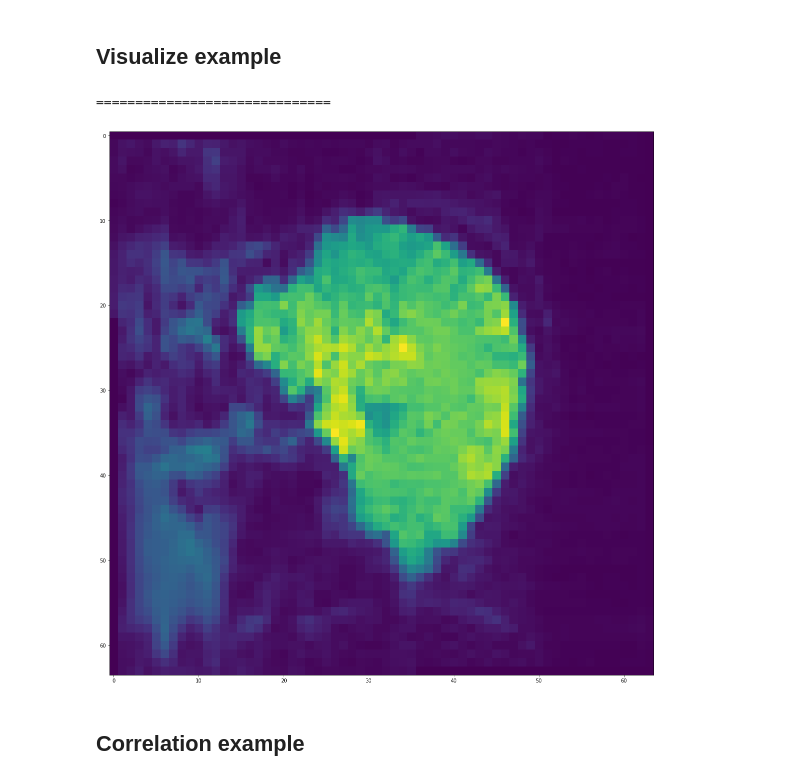
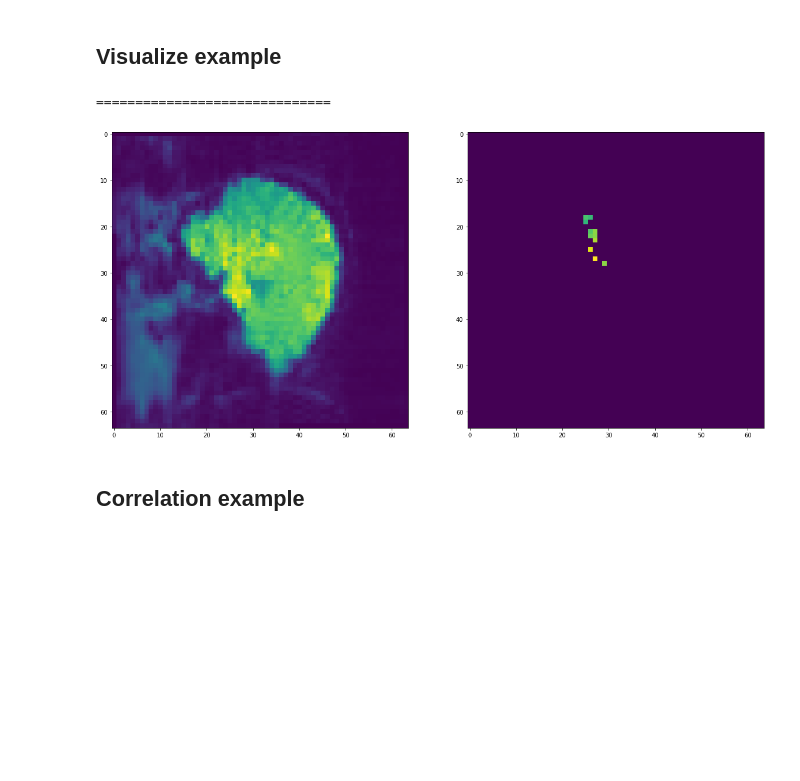
Before and after one commit to MohammadRaziei/FMRI-ANS, a Jupyter notebook: PYMVPA.ipynb, the cells around one changed output. Saved outputs shown, nothing was run; the diff lists cells and outputs as text; code cells hidden in the pictures; blank space fills up the shorter version.

```diff
--- a/PYMVPA.ipynb
+++ b/PYMVPA.ipynb
@@ -124,35 +118,35 @@ WARNING: Detected incorrect (nan) scl_ fields. Resetting to scl_slope=1.0 and sc
 # %%
 import os, logging
 from mvpa2.suite import *
 from matplotlib import pyplot as plt
 
 
 logging.getLogger("imported_module").setLevel(logging.ERROR)
 # subjpath = os.path.join(pymvpa_datadbroot, 'haxby2001', 'subj1')
 
-print("==============================")
+print("="*30)
 subjpath = os.path.join(os.getcwd(),'datadb', 'haxby2001', 'subj1')
 attrs = SampleAttributes(os.path.join(subjpath, 'labels.txt'),
                          header=True)
 
 ds1 = fmri_dataset(samples=os.path.join(subjpath, 'bold.nii.gz'),
                   targets=attrs.labels, chunks=attrs.chunks,
                   mask=None)
                   # mask=os.path.join(subjpath, 'mask4_vt.nii.gz'))
 
 ds2 = fmri_dataset(samples=os.path.join(subjpath, 'bold.nii.gz'),
                   targets=attrs.labels, chunks=attrs.chunks,
                   # mask=None)
                   mask=os.path.join(subjpath, 'mask4_vt.nii.gz'))
 
 # Sample plots
 fig, ax = plt.subplots(1, 2, figsize=(20, 35))
-ax[0, 0].imshow(ds1.O[1, 25, :, :])
-ax[0, 1].imshow(ds2.O[1, 25, :, :])
+ax[0].imshow(ds1.O[1, 25, :, :])
+ax[1].imshow(ds2.O[1, 25, :, :])
 fig.show()
 # %% [output]
 ==============================
-[figure, old version]
+[figure, new version]
 # %% [markdown]
 ## Correlation example
 # %%
```
Also changed, not shown: parts of 5 cells of this notebook.
